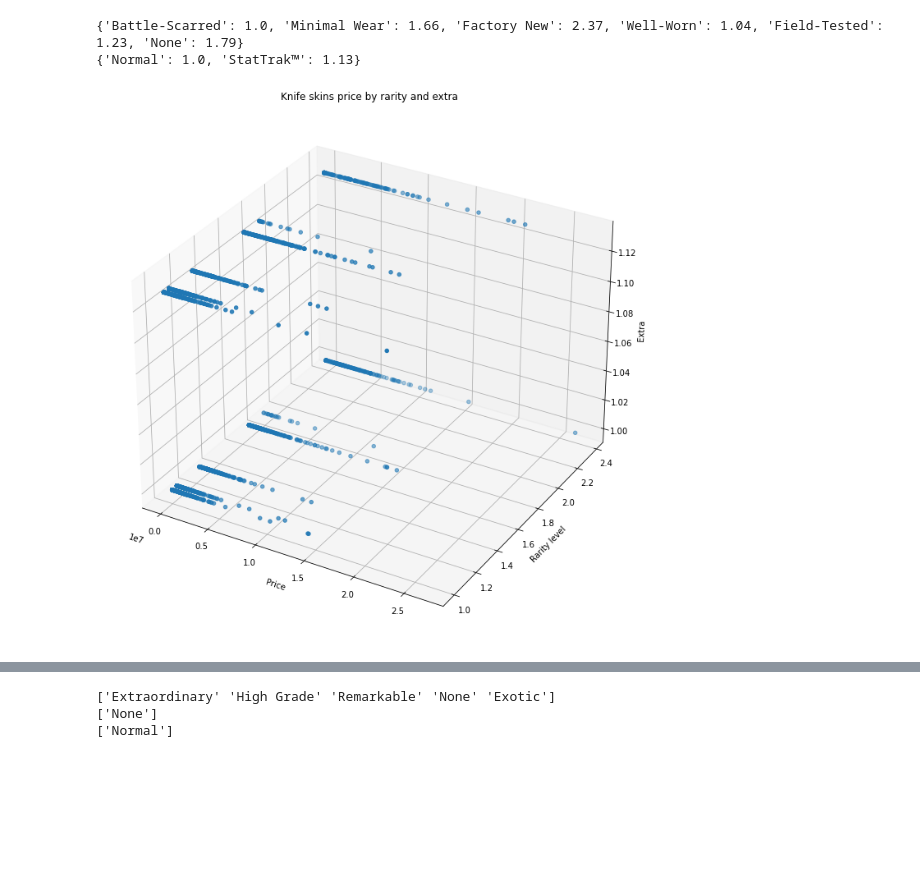
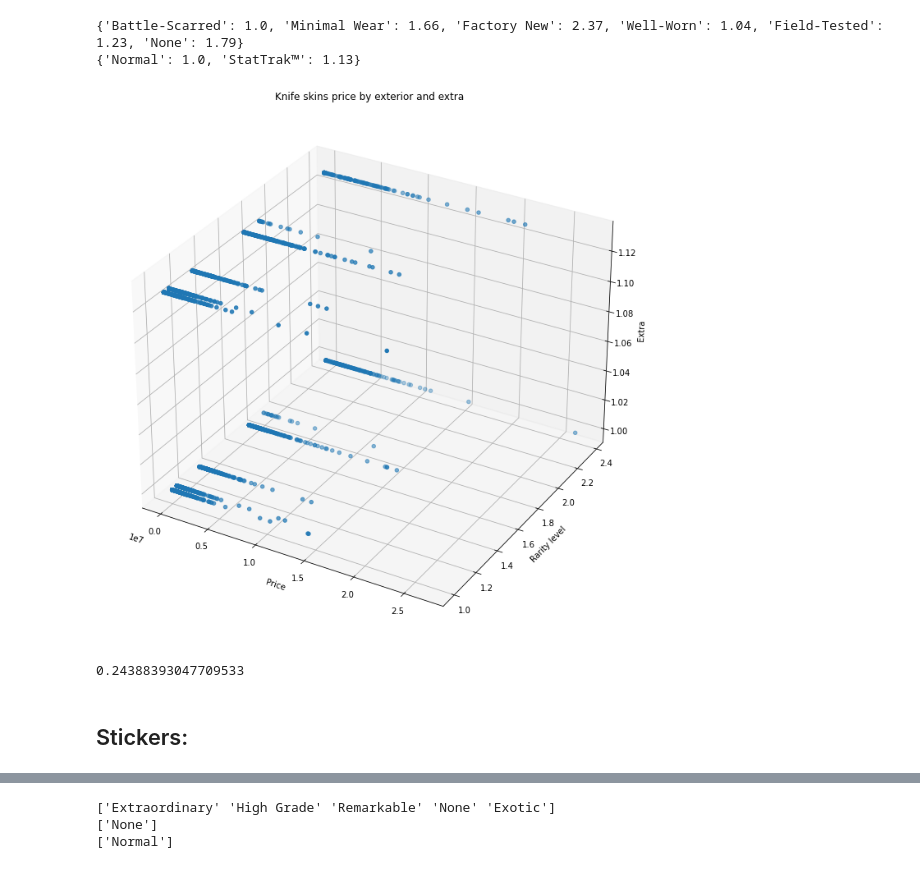
Before and after one commit to anhvuphamtan/CSGO-Market-Analysis, a Jupyter notebook: Data_Modeling.ipynb, the cells around one changed output, grey strips where cells are left out. Cells and saved outputs as stored; diff of their text form; code cells hidden in the pictures; blank space fills up the shorter version.

```diff
--- a/Data_Modeling.ipynb
+++ b/Data_Modeling.ipynb
@@ -241,13 +249,25 @@ print(extra_dict)
 # %%
 fig = plt.figure(figsize=(12, 12))
 ax = fig.add_subplot(projection='3d')
 ax.scatter(list(knife['Min price (VND)']), list(knife['Exterior as number']), list(knife['Extra as number']))
-plt.title('Knife skins price by rarity and extra')
+plt.title('Knife skins price by exterior and extra')
 plt.ylabel('Rarity level')
 plt.xlabel('Price')
 ax.set_zlabel('Extra', rotation=45)
 plt.show()
 # %% [output]
-[figure, old version]
+[figure, new version]
+# %%
+reg = LinearRegression()
+
+independent_vars = knife[['Exterior as number', 'Extra as number', 'Time on market (days)', 'Average volume sale']]
+dependent_var = knife['Min price (VND)']
+
+reg.fit(independent_vars, dependent_var)
+reg.score(independent_vars, dependent_var)
+# %% [output]
+0.24388393047709533
+# %% [markdown]
+## Stickers:
 # %%
 sticker = df[df['Type'] == 'Sticker']
```
Also changed, not shown: parts of 12 cells of this notebook.
